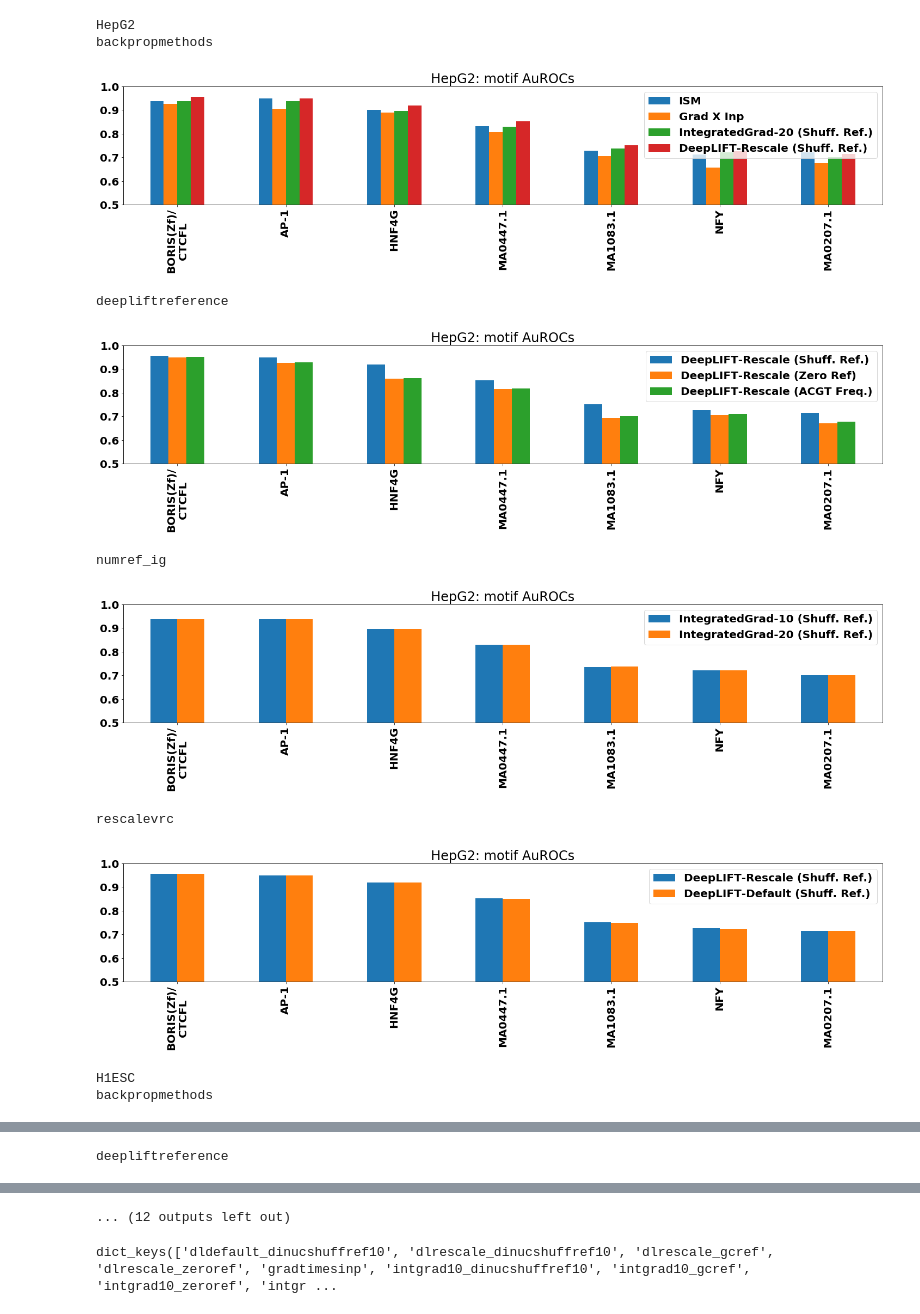
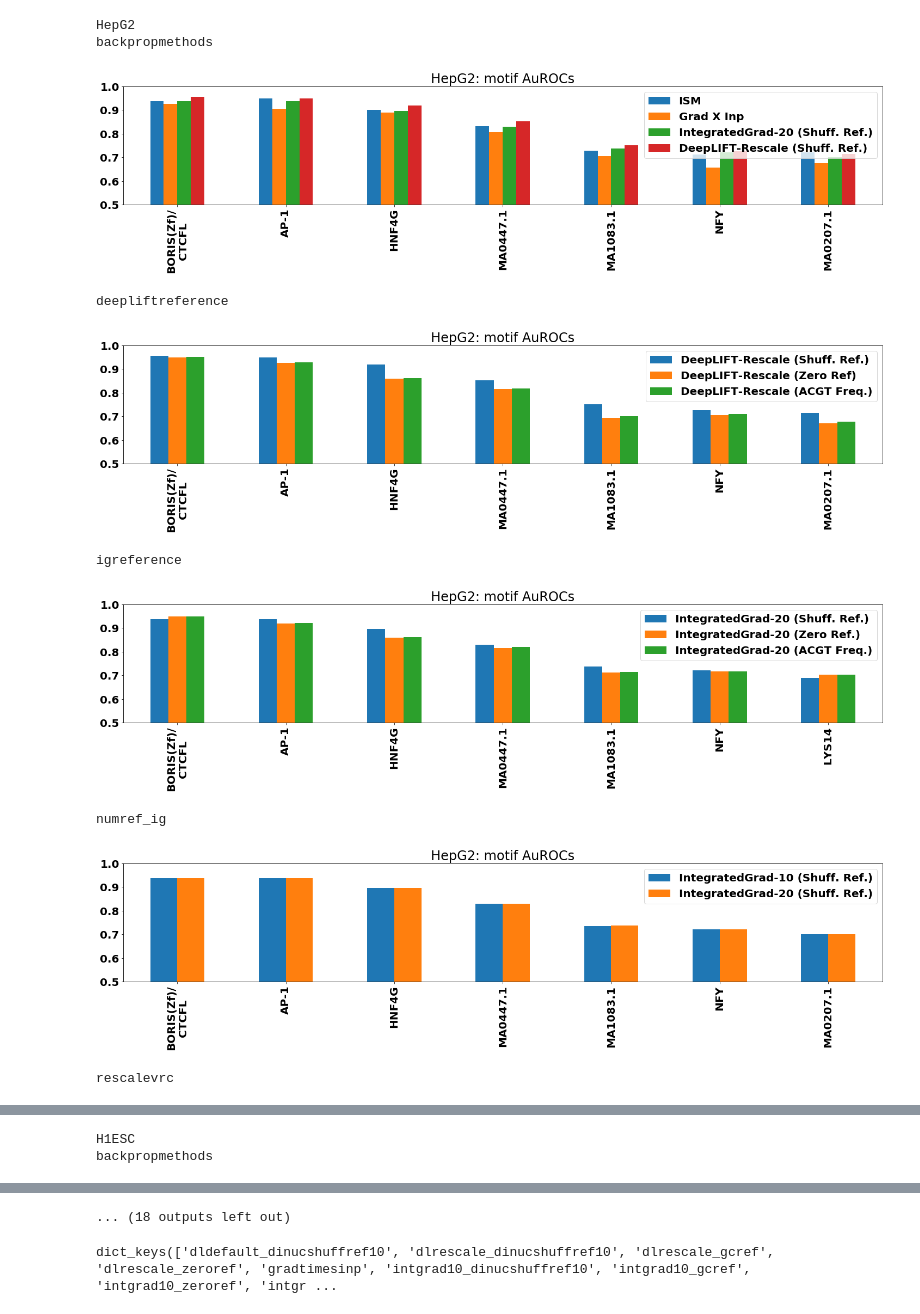
Before and after one commit to kundajelab/interpret-benchmark, a Jupyter notebook: post_bds/for_evas_talk/VizMotifAuROCResults.ipynb, the cells around one changed output, grey strips where cells are left out. Cells and saved outputs as stored; diff of their text form; code cells hidden in the pictures.

```diff
--- a/post_bds/for_evas_talk/VizMotifAuROCResults.ipynb
+++ b/post_bds/for_evas_talk/VizMotifAuROCResults.ipynb
@@ -76,6 +76,11 @@ methodgroupname_to_methodnames = {
         'dlrescale_zeroref',
         'dlrescale_gcref'
     ],
+    'igreference': [
+        'intgrad20_dinucshuffref10',
+        'intgrad20_zeroref',
+        'intgrad20_gcref'
+    ],
     'rescalevrc': [
         'dlrescale_dinucshuffref10',
         'dldefault_dinucshuffref10'
@@ -89,6 +94,8 @@ method_to_nicename = {
     'ism': 'ISM',
     'gradtimesinp': 'Grad X Inp',
     'intgrad20_dinucshuffref10': 'IntegratedGrad-20 (Shuff. Ref.)',
+    'intgrad20_zeroref': 'IntegratedGrad-20 (Zero Ref.)',
+    'intgrad20_gcref': 'IntegratedGrad-20 (ACGT Freq.)',
     'intgrad10_dinucshuffref10': 'IntegratedGrad-10 (Shuff. Ref.)',
     'dlrescale_dinucshuffref10': 'DeepLIFT-Rescale (Shuff. Ref.)',
     'dldefault_dinucshuffref10': 'DeepLIFT-Default (Shuff. Ref.)',
@@ -98,7 +105,7 @@ method_to_nicename = {
 
 celltypes = ['HepG2', 'H1ESC', 'A549']
 #celltypes = ['HepG2']
-methodgroups = ['backpropmethods','deepliftreference','numref_ig','rescalevrc']
+methodgroups = ['backpropmethods','deepliftreference','igreference','numref_ig','rescalevrc']
 for celltype in celltypes:
     print(celltype)
     motifscoring_results = json.loads(
@@ -117,36 +124,35 @@ for celltype in celltypes:
         print(methodgroup)
         methodnames = methodgroupname_to_methodnames[methodgroup]
         #order the motifs by their max perf
         subset_motifnames = [x[0] for x in sorted([(motifname,
                                          max([motifname_to_method_to_perf[motifname][methodname]
                                          for methodname in methodnames]))
                                         for motifname in motifnames],
                                        key=lambda x: -x[1])][:7]
 
         df_contents = {}
         for methodname in methodnames:
             df_contents[method_to_nicename[methodname]] = [
                 motifname_to_method_to_perf[motifname][methodname]
                  for motifname in subset_motifnames]
         df = pandas.DataFrame(df_contents,
                               index=[motiflogo_to_nicemotifname[celltype][x]
                                      for x in subset_motifnames])
 
         #for one in a slide, do figsize (17,10)
         #for three, do (25,4)
         ax = df.plot.bar(rot=90, figsize=(25,4))
         ax.set_ylim(0.5,1.0)
         ax.set_title(celltype+": motif AuROCs")
         plt.show()
 # %% [output]
 HepG2
 backpropmethods
 [figure]
 deepliftreference
 [figure]
-numref_ig
+igreference
-[figure, old version]
+[figure, new version]
-rescalevrc
+numref_ig
-[figure, old version]
+[figure, new version]
-H1ESC
-backpropmethods
+rescalevrc
@@ -154 +160,2 @@ backpropmethods
-deepliftreference
+H1ESC
+backpropmethods
@@ -156,4 +163,4 @@ deepliftreference
-... (12 outputs left out)
+... (18 outputs left out)
 # %%
 motifname_to_method_to_hitscores['CCACYAGRKGGC'].keys()
 # %% [output]
```
Also changed, not shown: parts of 1 cell of this notebook, 7 other files.
